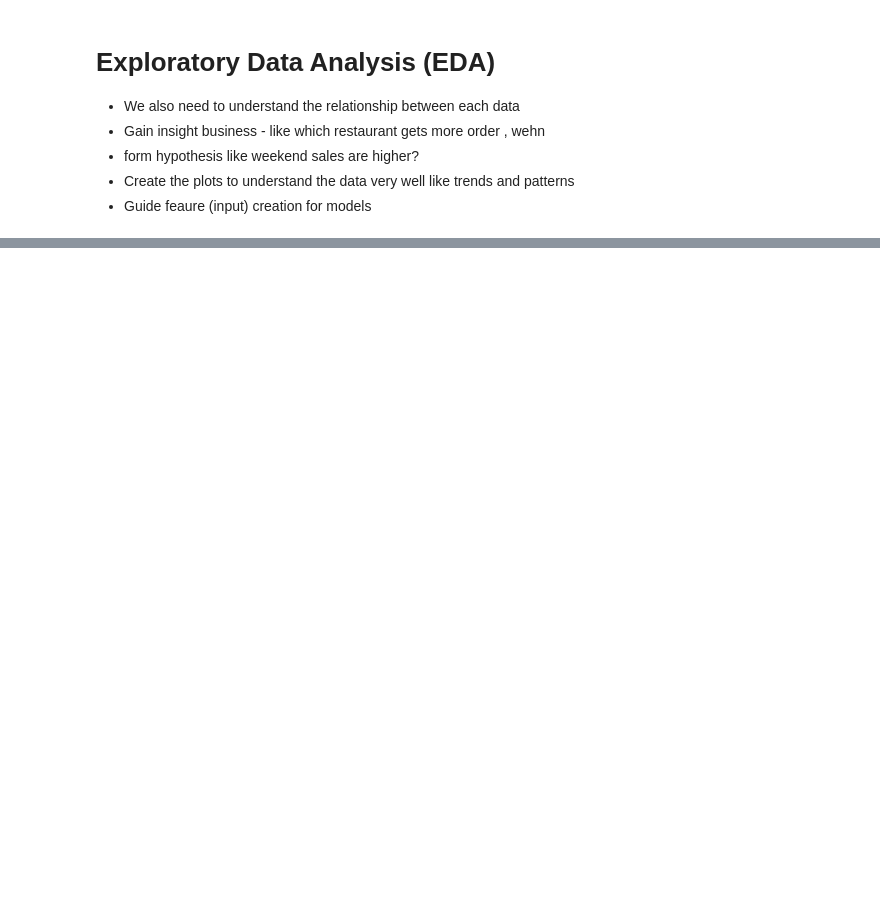
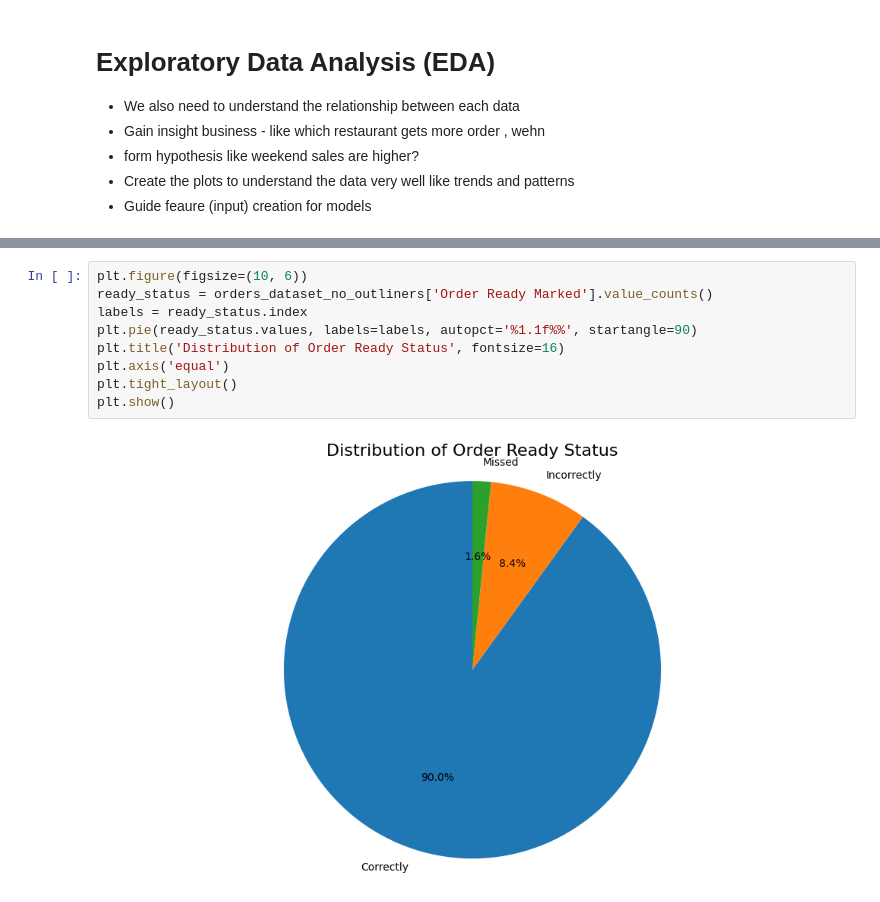
Before and after one commit to GowthamGirithar/machine-learning-exercises, a Jupyter notebook: ml_exercise_01.ipynb, the cells around one changed output, grey strips where cells are left out. Drawn from its saved outputs; the diff is of its cells as text; blank space fills up the shorter version.

```diff
--- a/ml_exercise_01.ipynb
+++ b/ml_exercise_01.ipynb
@@ -427,0 +442,11 @@ First 5 rows of the cleaned dataset:
+# %%
+plt.figure(figsize=(10, 6))
+ready_status = orders_dataset_no_outliners['Order Ready Marked'].value_counts()
+labels = ready_status.index
+plt.pie(ready_status.values, labels=labels, autopct='%1.1f%%', startangle=90)
+plt.title('Distribution of Order Ready Status', fontsize=16)
+plt.axis('equal')
+plt.tight_layout()
+plt.show()
+# %% [output]
+[figure, added]
```
Also changed, not shown: parts of 17 cells of this notebook.
